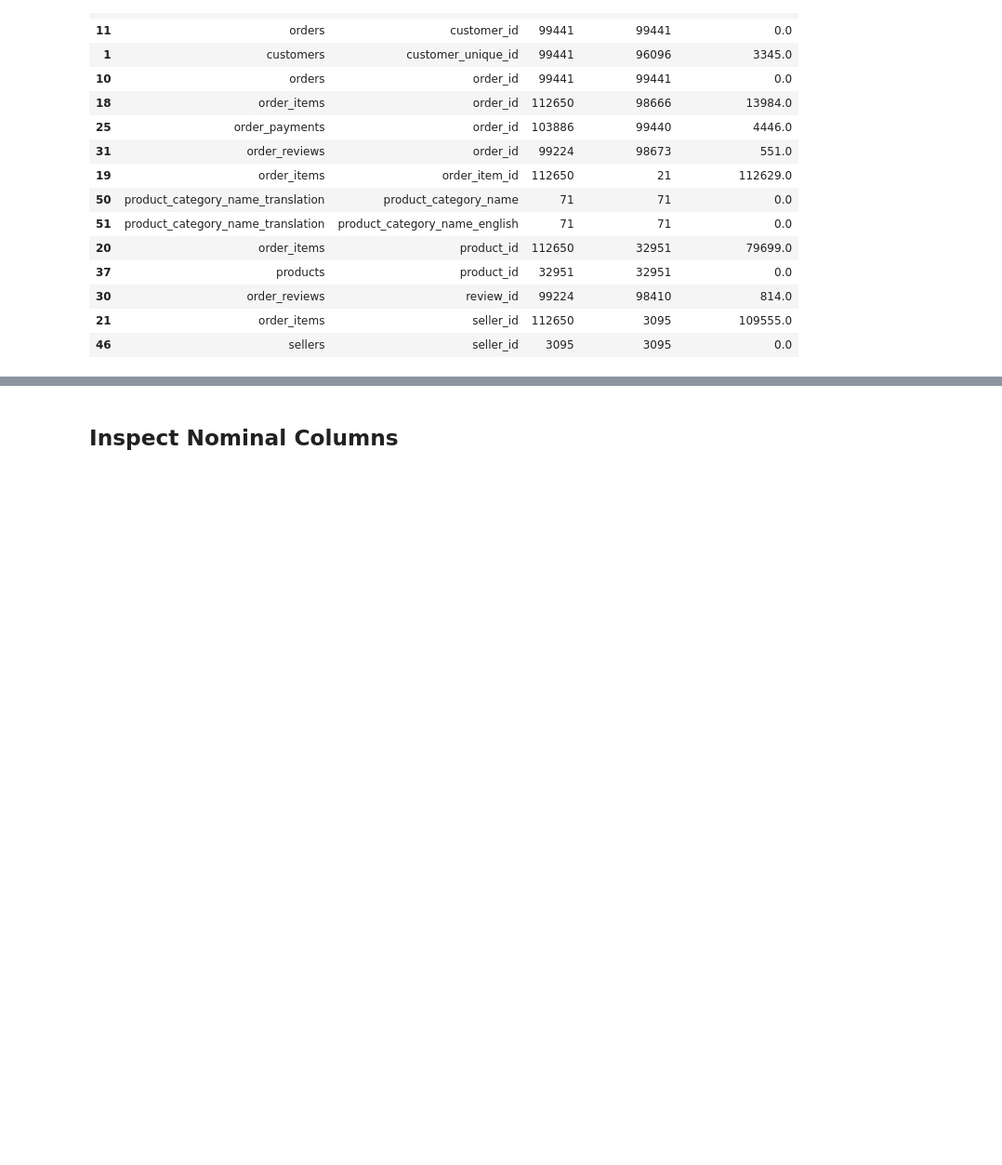
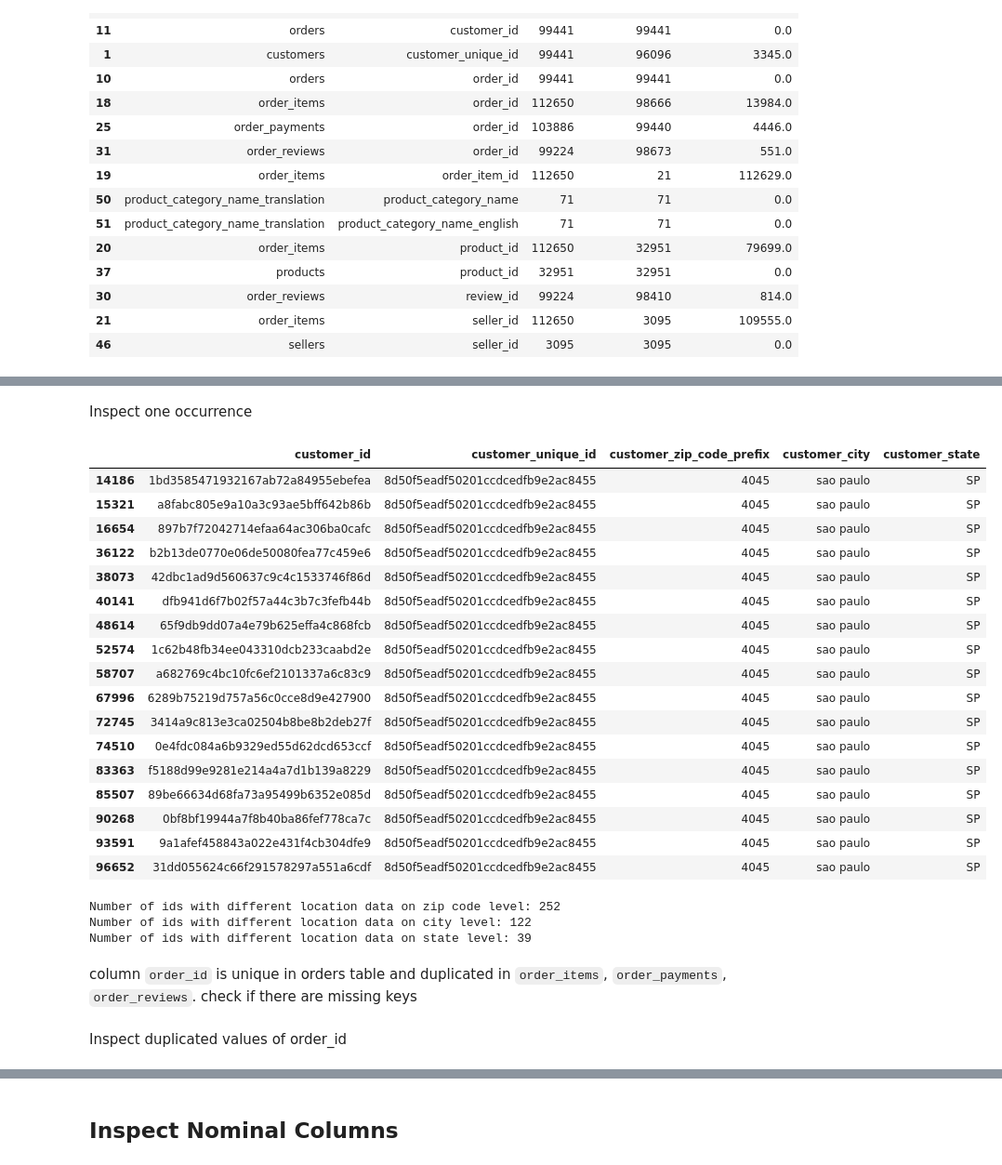
Before and after one commit to vmichael89/cf-brazilian-ecommerce-olist, a Jupyter notebook: notebooks/cleaning_exploration.ipynb, the cells around one changed output, grey strips where cells are left out. Shown at 93% size. Saved outputs shown, nothing was run; the diff lists cells and outputs as text; code cells hidden in the pictures; blank space fills up the shorter version.

Commit message:
done inspecting columns with keys

```diff
--- a/notebooks/cleaning_exploration.ipynb
+++ b/notebooks/cleaning_exploration.ipynb
@@ -315 +309,4 @@ issue_tracker.new_issue(
 )
+# %%
+counts = db["customers"]["customer_unique_id"].value_counts()
+counts[counts > 1]
@@ -315,0 +329,23 @@ issue_tracker.new_issue(
+# %% [markdown]
+Inspect one occurrence
+# %%
+db["customers"][db["customers"]["customer_unique_id"]==counts.index[0]]
+# %% [output]
+|  | customer_id | customer_unique_id | customer_zip_code_prefix | customer_city | customer_state |
+| 14186 | 1bd3585471932167ab72a84955ebefea | 8d50f5eadf50201ccdcedfb9e2ac8455 | 4045 | sao paulo | SP |
+| 15321 | a8fabc805e9a10a3c93ae5bff642b86b | 8d50f5eadf50201ccdcedfb9e2ac8455 | 4045 | sao paulo | SP |
+| 16654 | 897b7f72042714efaa64ac306ba0cafc | 8d50f5eadf50201ccdcedfb9e2ac8455 | 4045 | sao paulo | SP |
+| 36122 | b2b13de0770e06de50080fea77c459e6 | 8d50f5eadf50201ccdcedfb9e2ac8455 | 4045 | sao paulo | SP |
+| 38073 | 42dbc1ad9d560637c9c4c1533746f86d | 8d50f5eadf50201ccdcedfb9e2ac8455 | 4045 | sao paulo | SP |
+| 40141 | dfb941d6f7b02f57a44c3b7c3fefb44b | 8d50f5eadf50201ccdcedfb9e2ac8455 | 4045 | sao paulo | SP |
+| 48614 | 65f9db9dd07a4e79b625effa4c868fcb | 8d50f5eadf50201ccdcedfb9e2ac8455 | 4045 | sao paulo | SP |
+| 52574 | 1c62b48fb34ee043310dcb233caabd2e | 8d50f5eadf50201ccdcedfb9e2ac8455 | 4045 | sao paulo | SP |
+| 58707 | a682769c4bc10fc6ef2101337a6c83c9 | 8d50f5eadf50201ccdcedfb9e2ac8455 | 4045 | sao paulo | SP |
+| 67996 | 6289b75219d757a56c0cce8d9e427900 | 8d50f5eadf50201ccdcedfb9e2ac8455 | 4045 | sao paulo | SP |
+| 72745 | 3414a9c813e3ca02504b8be8b2deb27f | 8d50f5eadf50201ccdcedfb9e2ac8455 | 4045 | sao paulo | SP |
+| 74510 | 0e4fdc084a6b9329ed55d62dcd653ccf | 8d50f5eadf50201ccdcedfb9e2ac8455 | 4045 | sao paulo | SP |
+| 83363 | f5188d99e9281e214a4a7d1b139a8229 | 8d50f5eadf50201ccdcedfb9e2ac8455 | 4045 | sao paulo | SP |
+| 85507 | 89be66634d68fa73a95499b6352e085d | 8d50f5eadf50201ccdcedfb9e2ac8455 | 4045 | sao paulo | SP |
+| 90268 | 0bf8bf19944a7f8b40ba86fef778ca7c | 8d50f5eadf50201ccdcedfb9e2ac8455 | 4045 | sao paulo | SP |
+| 93591 | 9a1afef458843a022e431f4cb304dfe9 | 8d50f5eadf50201ccdcedfb9e2ac8455 | 4045 | sao paulo | SP |
+| 96652 | 31dd055624c66f291578297a551a6cdf | 8d50f5eadf50201ccdcedfb9e2ac8455 | 4045 | sao paulo | SP |
@@ -315,0 +356,25 @@ issue_tracker.new_issue(
+# %%
+#equal_rows = []
+#for id in counts.index:
+#    subset_id = db["customers"][db["customers"]["customer_unique_id"]==id]
+#    rows_with_unique_location = subset_id.drop_duplicates(subset=db["customers"].columns[-3:])
+#    has_same_location_data = (1 == len(rows_with_unique_location))
+#    equal_rows.append(equal_rows)
+#
+# optimize speed
+
+for loc, i in zip(["zip code level", "city level", "state level"],[-3,-2,-1]):
+    def has_single_unique_location(subset):
+        unique_location_rows = subset.drop_duplicates(subset=subset.columns[i:])
+        return len(unique_location_rows) == 1
+
+    repeated_customer_ids = counts[counts > 1]
+    customers_with_repeated_ids = db["customers"][db["customers"]["customer_unique_id"].isin(repeated_customer_ids.index)]
+    is_location_unique_for_id = customers_with_repeated_ids.groupby("customer_unique_id").apply(has_single_unique_location)
+    ids_with_different_locations = is_location_unique_for_id[~is_location_unique_for_id].index.tolist()
+
+    print(f"Number of ids with different location data on {loc}: {len(ids_with_different_locations)}")
+# %% [output]
+Number of ids with different location data on zip code level: 252
+Number of ids with different location data on city level: 122
+Number of ids with different location data on state level: 39
@@ -315,0 +383,4 @@ issue_tracker.new_issue(
+# %% [markdown]
+column `order_id` is unique in orders table and duplicated in `order_items`, `order_payments`, `order_reviews`. check if there are missing keys
+# %% [markdown]
+Inspect duplicated values of order_id
```
Also changed, not shown: parts of 33 cells of this notebook.
